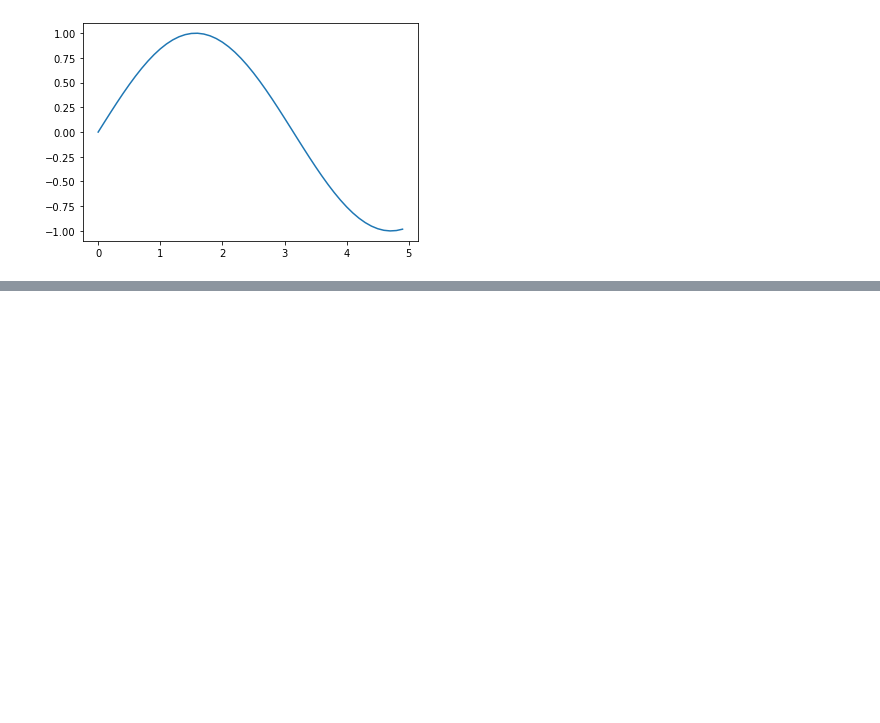
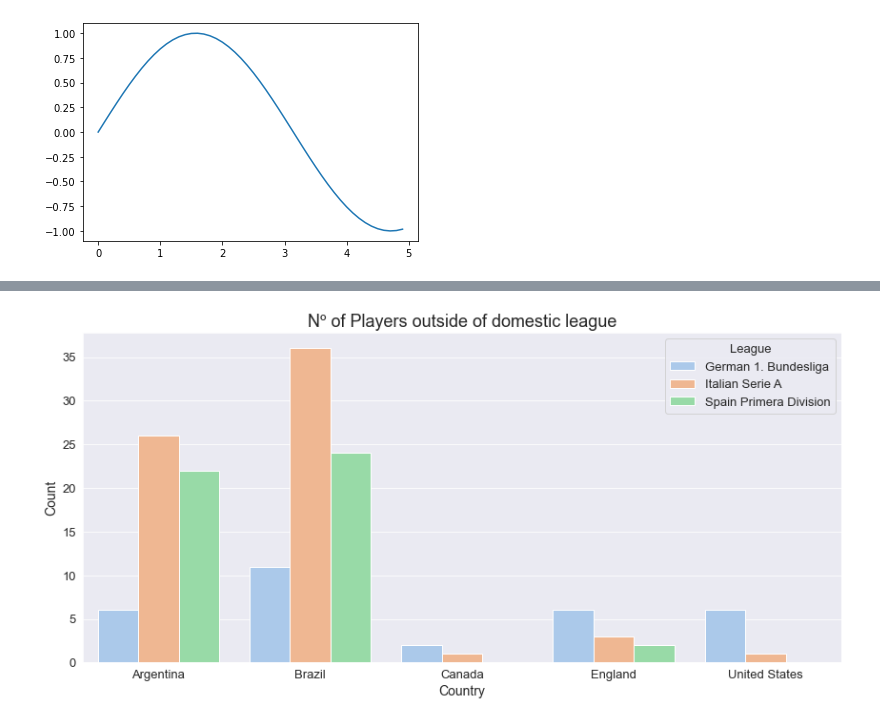
Before and after one commit to Michelleoc/fundamentals-of-data-analysis-assessment, a Jupyter notebook: pyplot.ipynb, the cells around one changed output, grey strips where cells are left out. Cells and saved outputs as stored; diff of their text form; code cells hidden in the pictures; blank space fills up the shorter version.

```diff
--- a/pyplot.ipynb
+++ b/pyplot.ipynb
@@ -12,0 +60,8 @@ plt.plot(x, y)
+# %%
+plt.figure(figsize=(12, 6), tight_layout=True)
+ax = sns.barplot(x=barplot['nationality'], y=barplot['sofifa_id'], hue=barplot['league_name'], palette='pastel')
+ax.set(title='Nº of Players outside of domestic league' ,xlabel='Country', ylabel='Count')
+ax.legend(title='League', title_fontsize='13', loc='upper right')
+plt.show()
+# %% [output]
+[figure, added]
```
Also changed, not shown: parts of 17 cells of this notebook, 6 other files.
